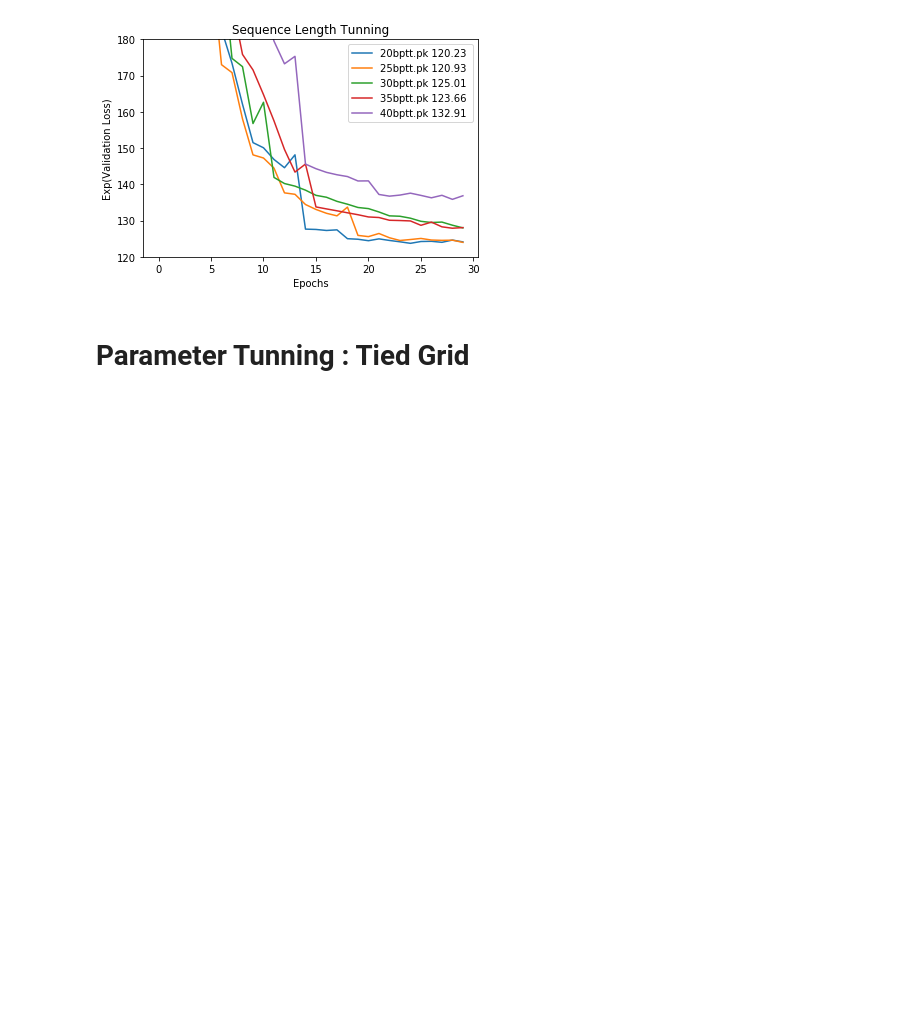
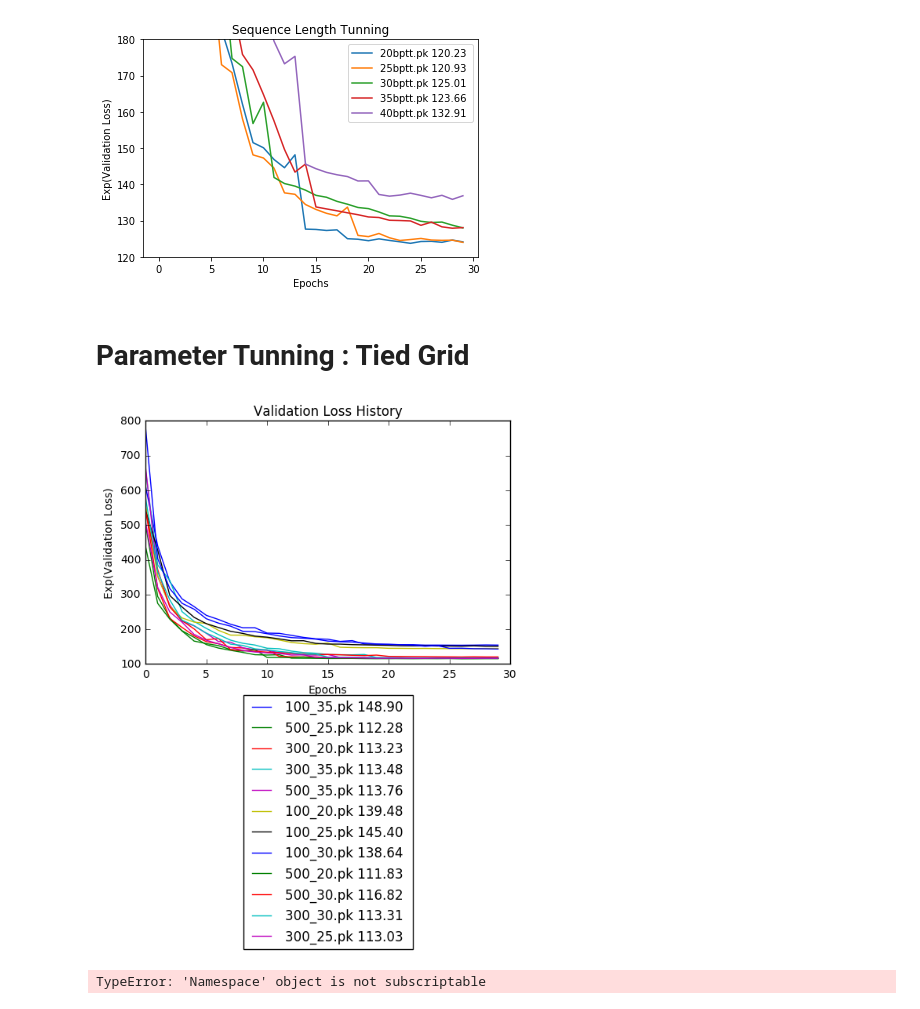
Before and after one commit to ZhuoruLin/DSGA1008_A2, a Jupyter notebook: codes/Parameter tunning.ipynb, the cells around one changed output. Cells and saved outputs as stored; diff of their text form; code cells hidden in the pictures; blank space fills up the shorter version.

```diff
--- a/codes/Parameter tunning.ipynb
+++ b/codes/Parameter tunning.ipynb
@@ -114,7 +114,7 @@ def valHist(directory,title='Validation Loss History',save=False,legend_out = Fa
     plt.xlabel('Epochs')
     plt.ylabel('Exp(Validation Loss)')
     #plt.xlim([0,30])
-    plt.ylim([120,180])
+    #plt.ylim([120,180])
     plt.legend(loc='best')
     if legend_out:
         pylab.legend(loc=9, bbox_to_anchor=(0.5, -0.1))
@@ -144,3 +144,7 @@ for model in models:
             --save %s --infopath %s'%(bptt,model,size,siz,save_path,info_path)
             print(cmdLine)
             os.system(cmdLine)
+# %%
+valHist('../../datasets/Grid_tied/',legend_out=True)
+# %% [output]
+[figure, added]
@@ -146,0 +154,4 @@ for model in models:
+# %%
+args.
+# %% [output]
+TypeError: 'Namespace' object is not subscriptable
```
Also changed, not shown: parts of 6 cells of this notebook, 4 other files.
